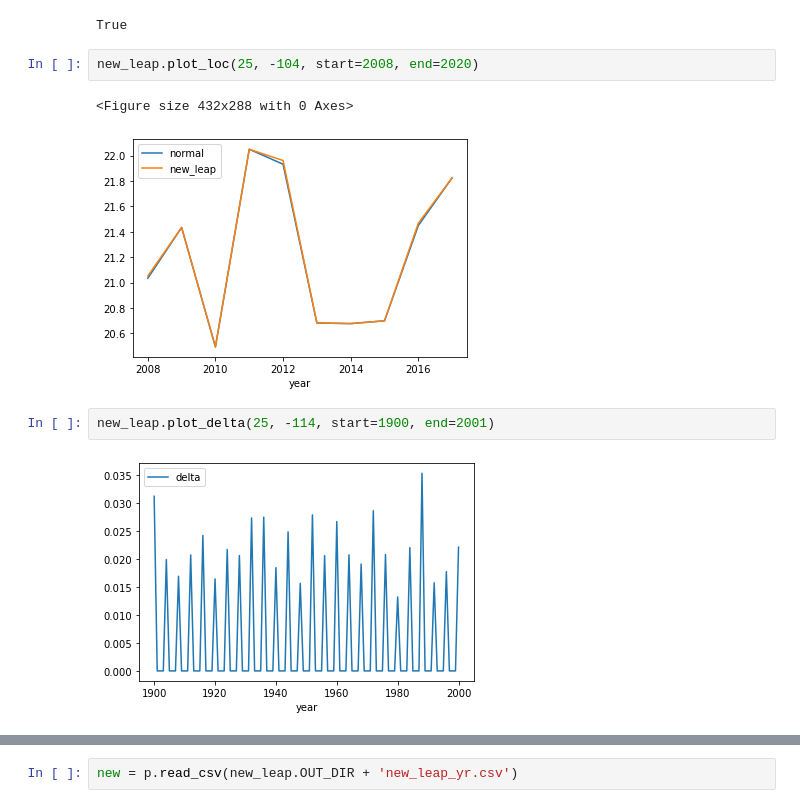
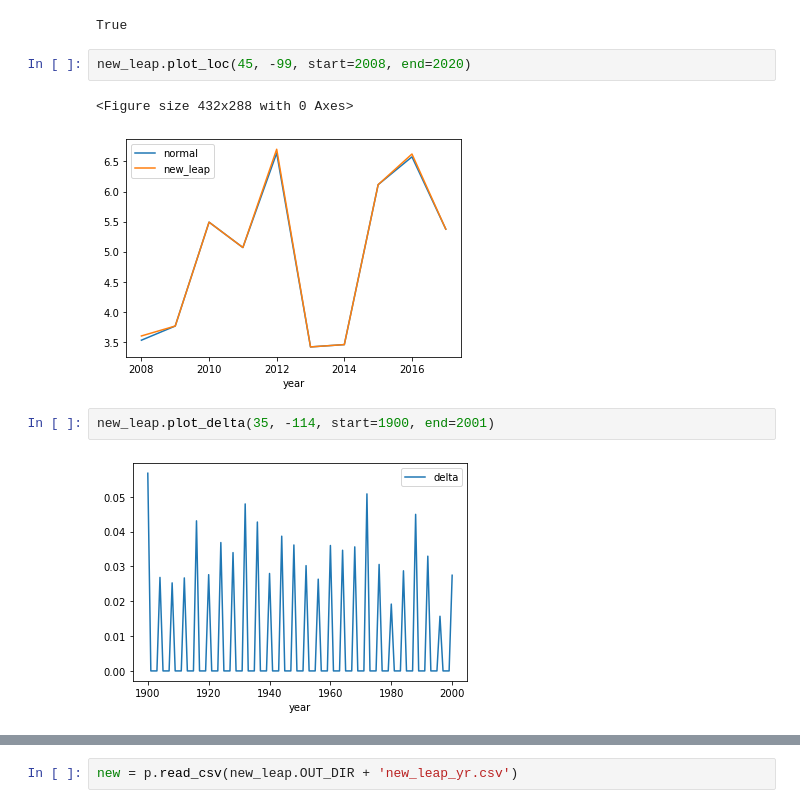
Before and after one commit to nearwalden/wxcal, a Jupyter notebook: Untitled.ipynb, the cells around one changed output, grey strips where cells are left out. Cells and saved outputs as stored; diff of their text form.

```diff
--- a/Untitled.ipynb
+++ b/Untitled.ipynb
@@ -38,11 +38,11 @@ new_leap.is_leap_year(1880)
 # %% [output]
 True
 # %%
-new_leap.plot_loc(25, -104, start=2008, end=2020)
+new_leap.plot_loc(45, -99, start=2008, end=2020)
 # %% [output]
 <Figure size 432x288 with 0 Axes>
-[figure, old version]
+[figure, new version]
 # %%
-new_leap.plot_delta(25, -114, start=1900, end=2001)
+new_leap.plot_delta(35, -114, start=1900, end=2001)
 # %% [output]
-[figure, old version]
+[figure, new version]
```
Also changed, not shown: parts of 6 cells of this notebook, 1 other file.
